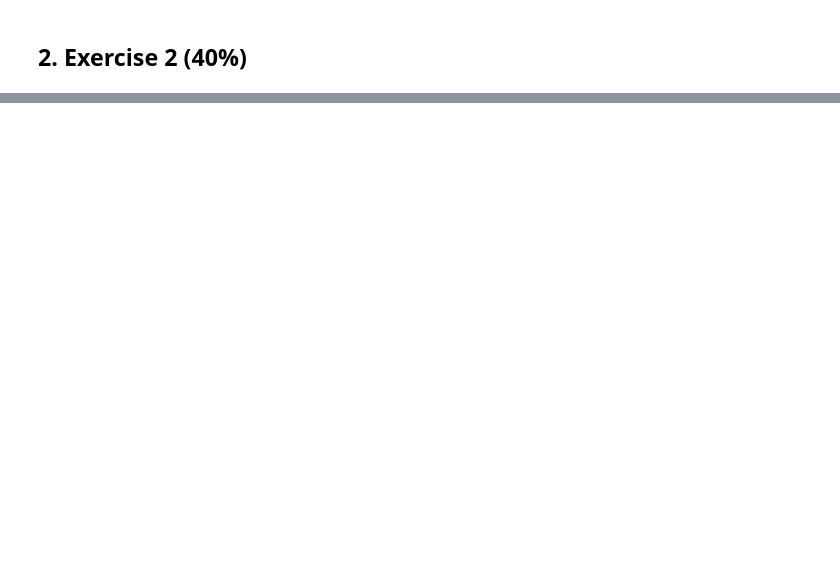
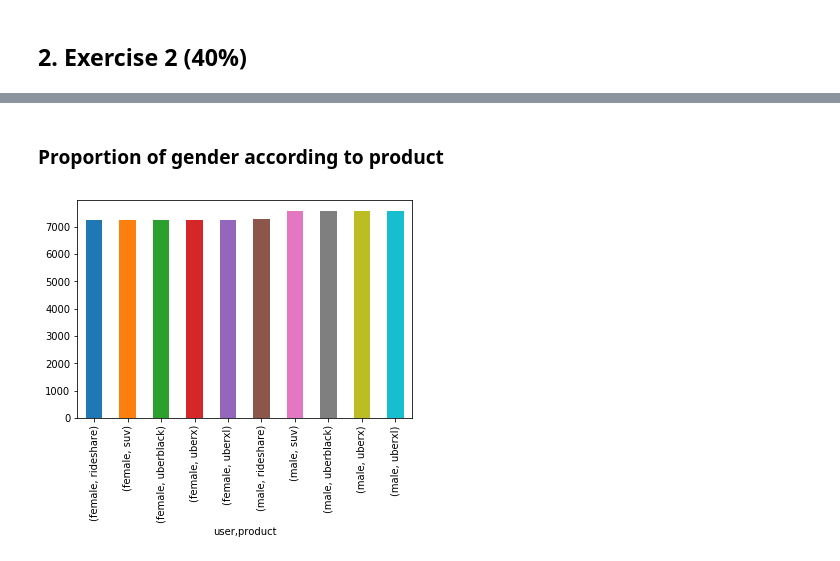
Before and after one commit to Maxabi/Faces-Classificator, a Jupyter notebook: src/exam.ipynb, the cells around one changed output, grey strips where cells are left out. Drawn from its saved outputs; the diff is of its cells as text; code cells hidden in the pictures; blank space fills up the shorter version.

```diff
--- a/src/exam.ipynb
+++ b/src/exam.ipynb
@@ -301,0 +394,9 @@ In another hand, when the face classification is done **with a PCA**, the accura
+# %% [markdown]
+### Proportion of gender according to product
+# %%
+tmp = df1[['user', 'product']]
+data = tmp.groupby(['user','product']).size()
+data.plot.bar()
+plt.show()
+# %% [output]
+[figure, added]
```
Also changed, not shown: parts of 32 cells of this notebook.
